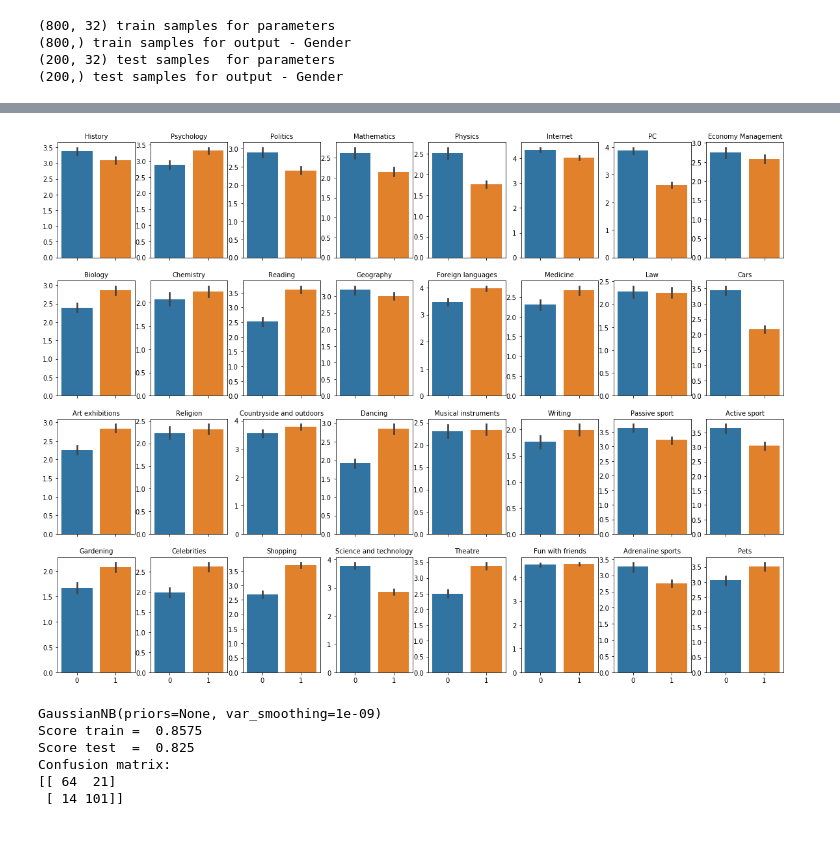
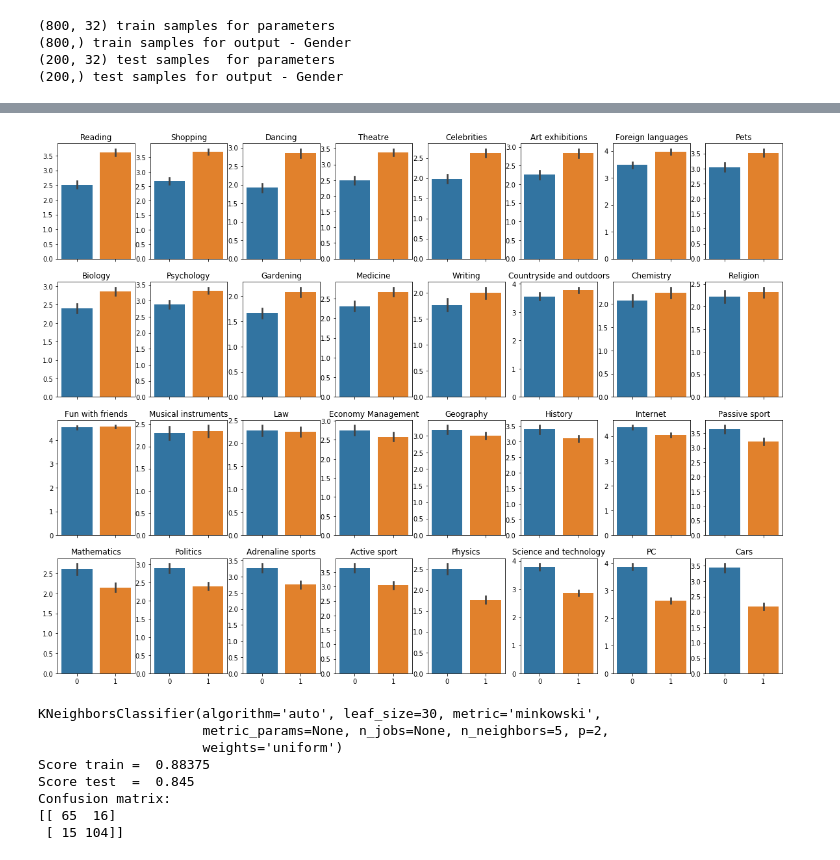
Before and after one commit to AndriiFedorchuk/Machine-learning-course, a Jupyter notebook: Main_project.ipynb, the cells around one changed output, grey strips where cells are left out. Cells and saved outputs as stored; diff of their text form; code cells hidden in the pictures.

```diff
--- a/Main_project.ipynb
+++ b/Main_project.ipynb
@@ -99,41 +109,40 @@ plt.colorbar();
 # %%
 import seaborn as sns
 
-good_columns = ['History',	'Psychology',	'Politics',	'Mathematics',	'Physics',
-                'Internet',	'PC',	'Economy Management',	'Biology',	'Chemistry',
-                'Reading',	'Geography',	'Foreign languages',	'Medicine',	'Law',
-                'Cars',	'Art exhibitions',	'Religion',	'Countryside and outdoors',
-                'Dancing',	'Musical instruments',	'Writing',	'Passive sport',
-                'Active sport',	'Gardening',	'Celebrities',	'Shopping',
-                'Science and technology',	'Theatre',	'Fun with friends',	'Adrenaline sports',	'Pets']
+main_columns = ['Reading', 'Shopping', 'Dancing', 'Theatre', 'Celebrities',
+                'Art exhibitions', 'Foreign languages', 'Pets', 'Biology',
+                'Psychology', 'Gardening', 'Medicine', 'Writing', 'Countryside and outdoors',
+                'Chemistry', 'Religion', 'Fun with friends', 'Musical instruments',
+                'Law', 'Economy Management', 'Geography', 'History', 'Internet',
+                'Passive sport', 'Mathematics', 'Politics', 'Adrenaline sports',
+                'Active sport',	'Physics', 'Science and technology', 'PC', 'Cars']
 
 fig, ax = plt.subplots(nrows=4, ncols=8 ,figsize=(20,15), sharex=True)
 start = 0
 for j in range(4):
     for i in range(8):
         if start == len(good_columns):
             break
-        sns.barplot(y=good_columns[start], x='Gender', data=dataset, ax=ax[j,i])
+        sns.barplot(y=main_columns[start], x='Gender', data=dataset, ax=ax[j,i])
         ax[j,i].set_ylabel('')
         ax[j,i].set_xlabel('')
-        ax[j,i].set_title(good_columns[start], fontsize=10)
+        ax[j,i].set_title(main_columns[start], fontsize=12)
         start += 1
 # %% [output]
-[figure, old version]
+[figure, new version]
 # %%
 from sklearn.datasets import fetch_openml
 from sklearn.neural_network import MLPClassifier
 from sklearn.model_selection import train_test_split
-
 from sklearn.naive_bayes import GaussianNB
 from sklearn.discriminant_analysis import LinearDiscriminantAnalysis
 from sklearn.neighbors import KNeighborsClassifier
 
 
 # train the model
-clf = GaussianNB()
+#clf = GaussianNB()
 #clf = LinearDiscriminantAnalysis()
-#clf = KNeighborsClassifier(5)
+clf = KNeighborsClassifier(5)
 #clf =  MLPClassifier(alpha=0.05, max_iter=10000,solver='adam', random_state=1,
 #                hidden_layer_sizes=[100, 100],early_stopping=True,
 #                verbose=10, tol=0.00001)
@@ -155,12 +164,14 @@ print('Confusion matrix:')
 print(metrics.confusion_matrix(expected, predicted))
 plt.show()
 # %% [output]
-GaussianNB(priors=None, var_smoothing=1e-09)
-Score train =  0.8575
-Score test  =  0.825
+KNeighborsClassifier(algorithm='auto', leaf_size=30, metric='minkowski',
+                     metric_params=None, n_jobs=None, n_neighbors=5, p=2,
+                     weights='uniform')
+Score train =  0.88375
+Score test  =  0.845
 Confusion matrix:
-[[ 64  21]
- [ 14 101]]
+[[ 65  16]
+ [ 15 104]]
 # %%
 import keras
 import tensorflow as tf
```
Also changed, not shown: parts of 6 cells of this notebook.
